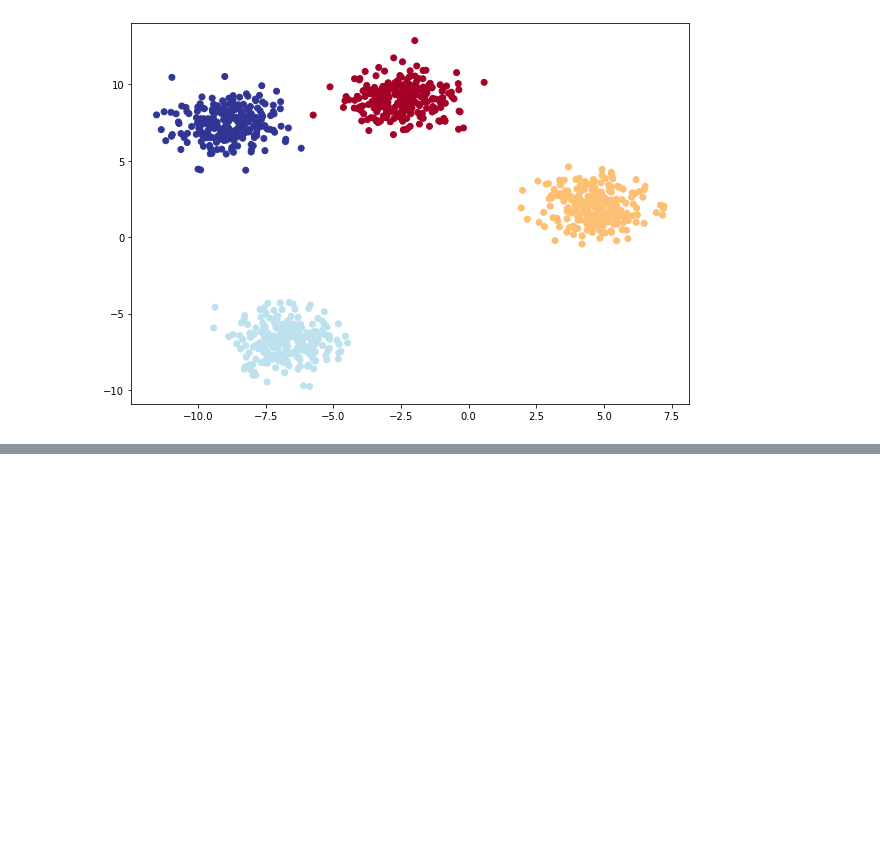
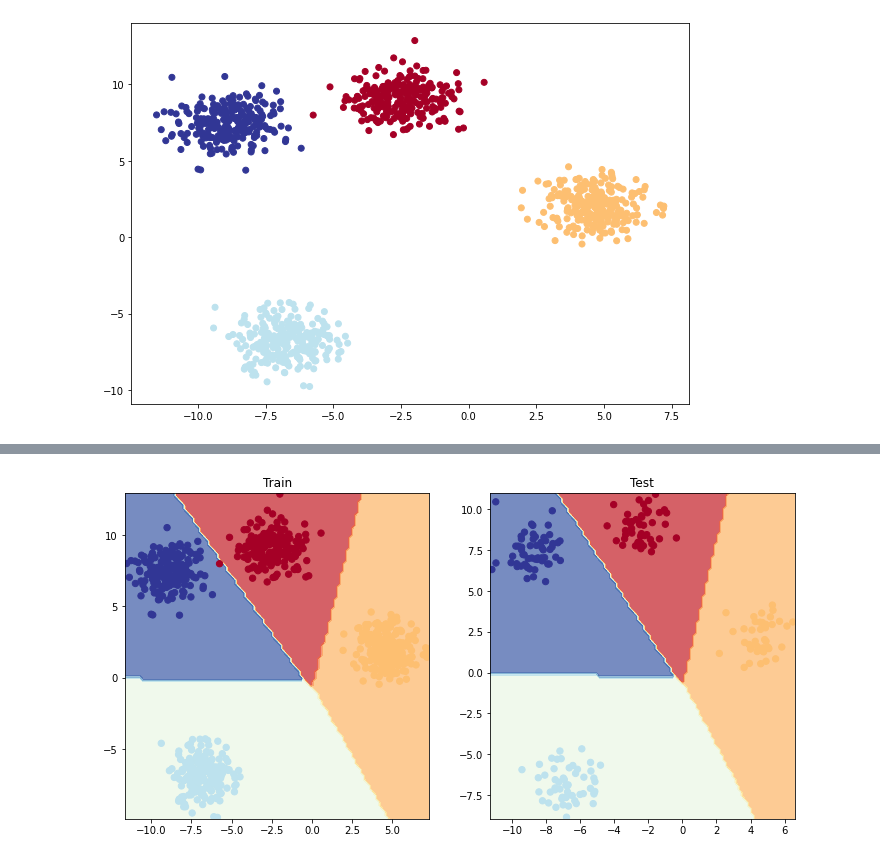
Before and after one commit to rohinish404/learning_pytorch, a Jupyter notebook: pytorch_classification_video.ipynb, the cells around one changed output, grey strips where cells are left out. Drawn from its saved outputs; the diff is of its cells as text; code cells hidden in the pictures; blank space fills up the shorter version.

Commit message:
multi-class classification model

```diff
--- a/pytorch_classification_video.ipynb
+++ b/pytorch_classification_video.ipynb
@@ -593,0 +654,36 @@ plt.scatter(X_blob[:,0],X_blob[:,1],c=y_blob,cmap=plt.cm.RdYlBu)
+# %%
+torch.manual_seed(42)
+
+epochs = 100
+
+X_blob_train, y_blob_train = X_blob_train.to(device), y_blob_train.to(device)
+X_blob_test, y_blob_test = X_blob_test.to(device), y_blob_test.to(device)
+
+for epoch in range(epochs):
+  model_4.train()
+
+  y_logits = model_4(X_blob_train)
+  y_pred = torch.softmax(y_logits,dim=1).argmax(dim=1)
+
+  loss = loss_fn(y_logits,y_blob_train)
+
+  accuracy = accuracy_fn(y_true = y_blob_train,
+                         y_pred = y_pred)
+  optimizer.zero_grad()
+  loss.backward()
+  optimizer.step()
+
+
+
+  model_4.eval()
+  with torch.inference_mode():
+    test_logits = model_4(X_blob_test)
+
+    test_preds = torch.softmax(test_logits,dim=1).argmax(dim=1)
+    test_loss = loss_fn(test_logits,y_blob_test)
+    test_acc = accuracy_fn(y_true = y_blob_test,
+                         y_pred = test_preds)
+
+
+  if epoch % 10 == 0:
+    print(f"Epoch: {epoch} | Loss: {loss:.5f}, Accuracy: {acc:.2f}% | Test Loss: {test_loss:.5f}, Test Accuracy: {test_acc:.2f}")
@@ -593,0 +701,11 @@ plt.scatter(X_blob[:,0],X_blob[:,1],c=y_blob,cmap=plt.cm.RdYlBu)
+# %%
+plt.figure(figsize=(12,6))
+
+plt.subplot(1,2,1)
+plt.title('Train')
+plot_decision_boundary(model_4,X_blob_train,y_blob_train)
+plt.subplot(1,2,2)
+plt.title('Test')
+plot_decision_boundary(model_4,X_blob_test,y_blob_test)
+# %% [output]
+[figure, added]
```
Also changed, not shown: parts of 18 cells of this notebook.
